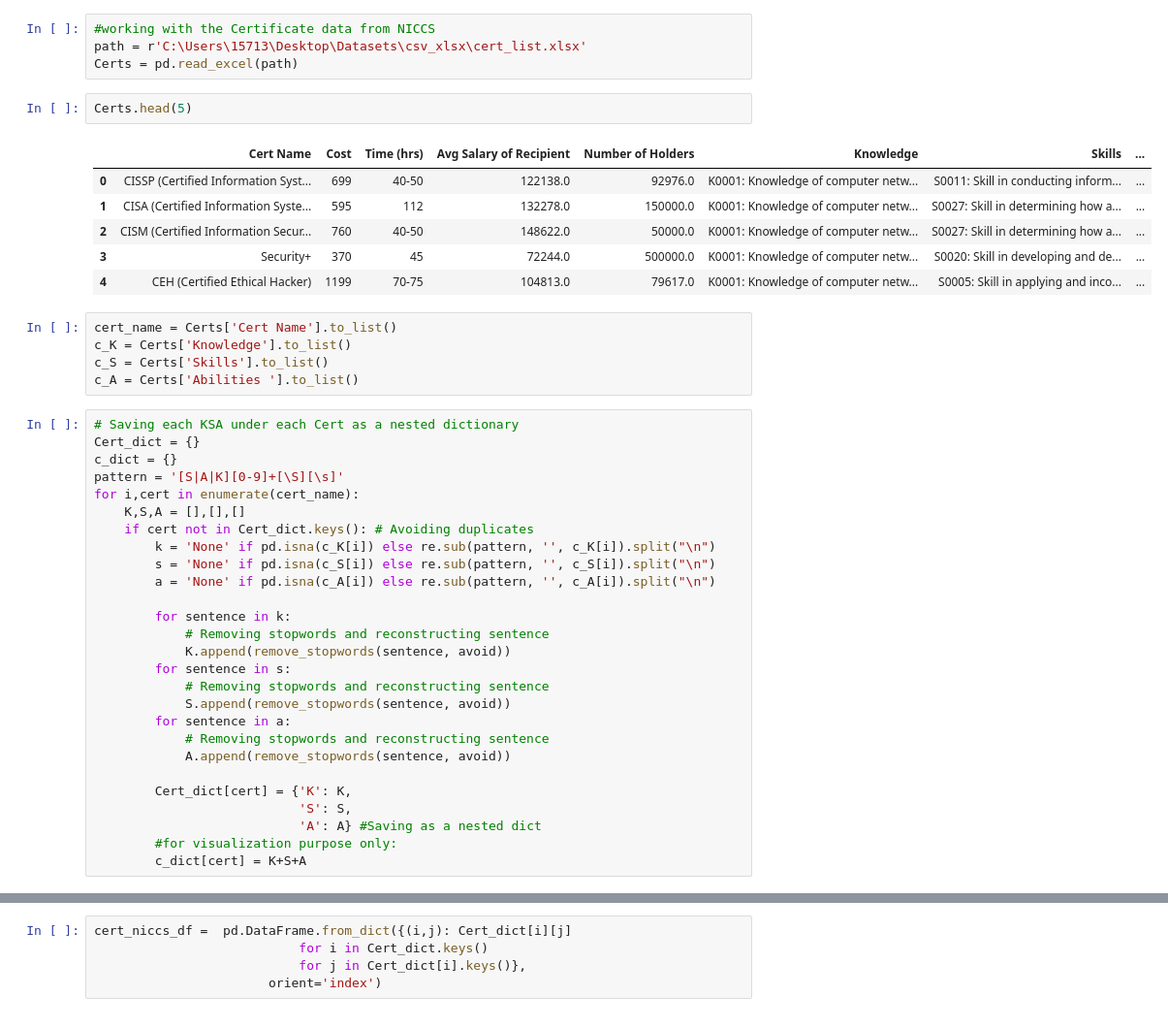
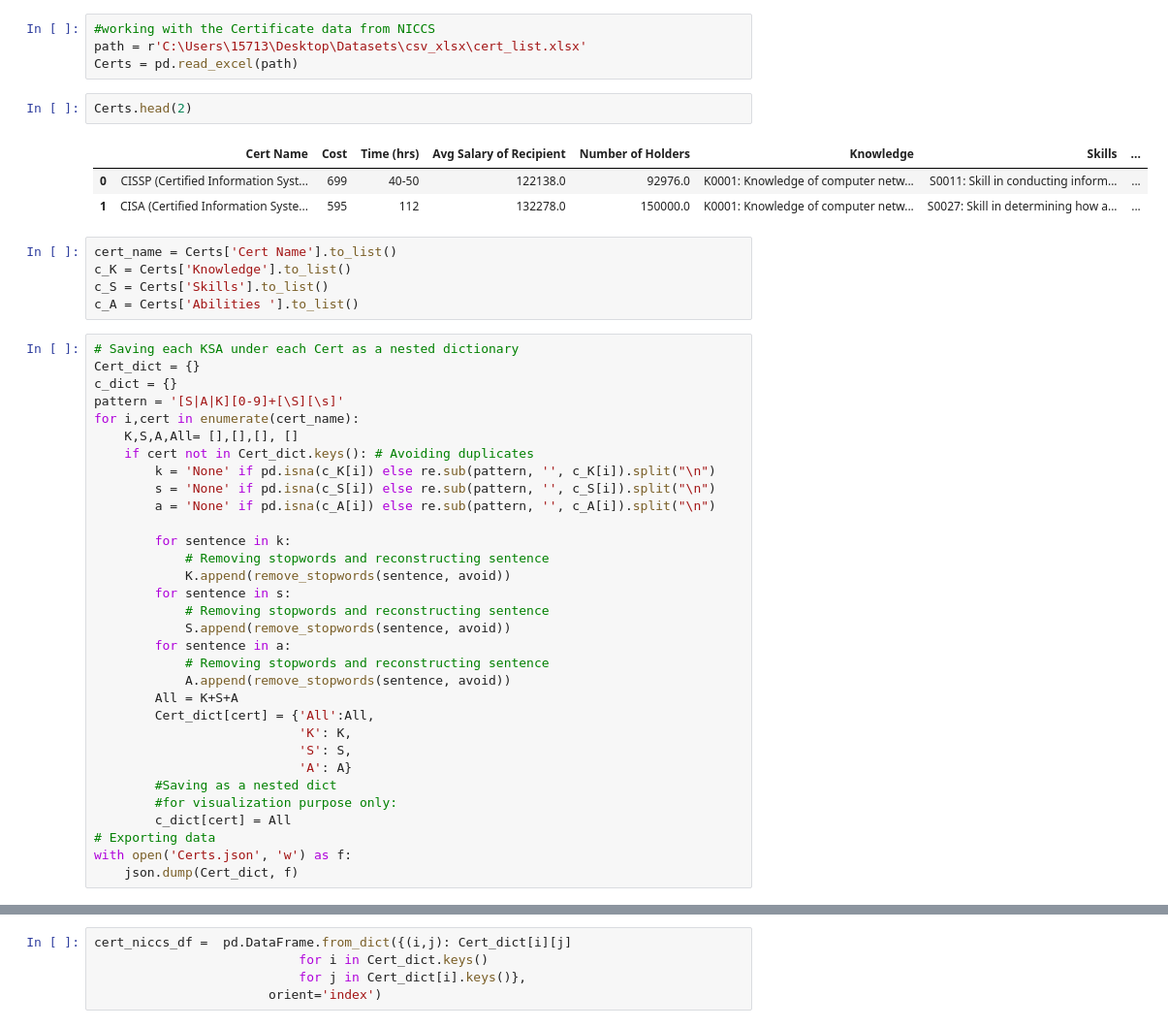
Before and after one commit to aadmassu1/teamHCP, a Jupyter notebook: Scripts/KSA_Extraction_new.ipynb, the cells around one changed output, grey strips where cells are left out. Shown at 97% size. Drawn from its saved outputs; the diff is of its cells as text.

```diff
--- a/Scripts/KSA_Extraction_new.ipynb
+++ b/Scripts/KSA_Extraction_new.ipynb
@@ -417,14 +432,11 @@ with open('syllabi_NICCS.json', 'w') as f:
 path = r'C:\Users\15713\Desktop\Datasets\csv_xlsx\cert_list.xlsx'
 Certs = pd.read_excel(path)
 # %%
-Certs.head(5)
+Certs.head(2)
 # %% [output]
 |  | Cert Name | Cost | Time (hrs) | Avg Salary of Recipient | Number of Holders | Knowledge | Skills | ... |
 | 0 | CISSP (Certified Information Syst... | 699 | 40-50 | 122138.0 | 92976.0 | K0001: Knowledge of computer netw... | S0011: Skill in conducting inform... | ... |
 | 1 | CISA (Certified Information Syste... | 595 | 112 | 132278.0 | 150000.0 | K0001: Knowledge of computer netw... | S0027: Skill in determining how a... | ... |
-| 2 | CISM (Certified Information Secur... | 760 | 40-50 | 148622.0 | 50000.0 | K0001: Knowledge of computer netw... | S0027: Skill in determining how a... | ... |
-| 3 | Security+ | 370 | 45 | 72244.0 | 500000.0 | K0001: Knowledge of computer netw... | S0020: Skill in developing and de... | ... |
-| 4 | CEH (Certified Ethical Hacker) | 1199 | 70-75 | 104813.0 | 79617.0 | K0001: Knowledge of computer netw... | S0005: Skill in applying and inco... | ... |
 # %%
 cert_name = Certs['Cert Name'].to_list()
 c_K = Certs['Knowledge'].to_list()
@@ -436,7 +448,7 @@ Cert_dict = {}
 c_dict = {}
 pattern = '[S|A|K][0-9]+[\S][\s]'
 for i,cert in enumerate(cert_name):
-    K,S,A = [],[],[]
+    K,S,A,All= [],[],[], []
     if cert not in Cert_dict.keys(): # Avoiding duplicates
         k = 'None' if pd.isna(c_K[i]) else re.sub(pattern, '', c_K[i]).split("\n")
         s = 'None' if pd.isna(c_S[i]) else re.sub(pattern, '', c_S[i]).split("\n")
@@ -451,10 +463,15 @@ for i,cert in enumerate(cert_name):
         for sentence in a:
             # Removing stopwords and reconstructing sentence
             A.append(remove_stopwords(sentence, avoid))
-
-        Cert_dict[cert] = {'K': K,
+        All = K+S+A
+        Cert_dict[cert] = {'All':All,
+                           'K': K,
                            'S': S,
-                           'A': A} #Saving as a nested dict
+                           'A': A}
+        #Saving as a nested dict
         #for visualization purpose only:
-        c_dict[cert] = K+S+A
+        c_dict[cert] = All
+# Exporting data
+with open('Certs.json', 'w') as f:
+    json.dump(Cert_dict, f)
 # %%
```
Also changed, not shown: parts of 58 cells of this notebook, 1 other file.
